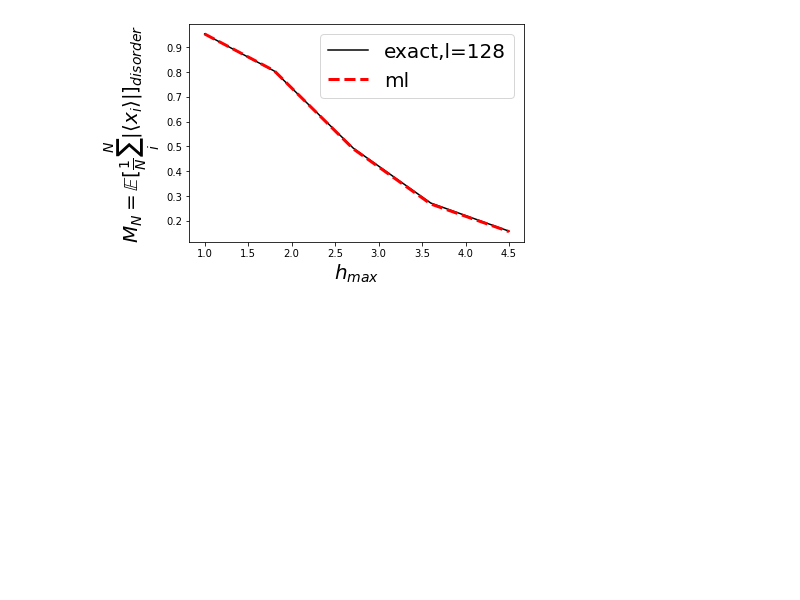
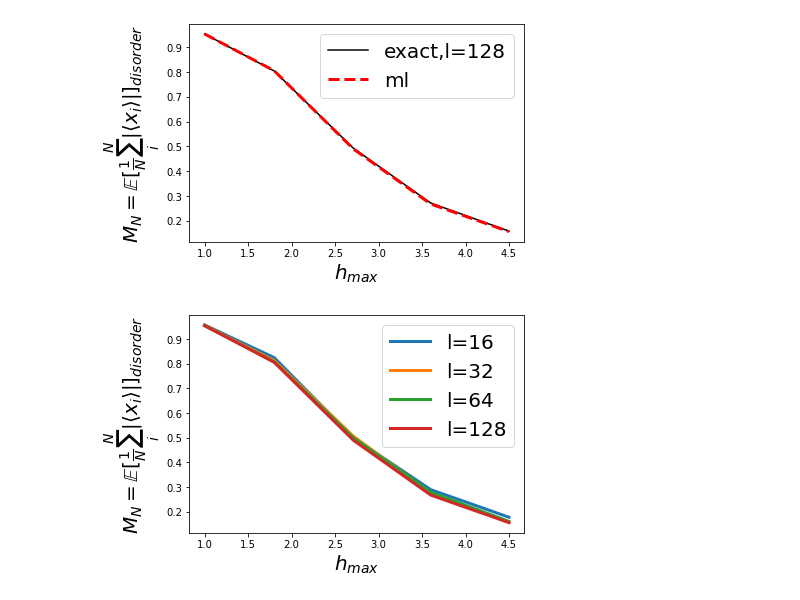
Before and after one commit to emacosta95/dft_for_ising, a Jupyter notebook: magnetization_analysis.ipynb, the cells around one changed output. Cells and saved outputs as stored; diff of their text form; code cells hidden in the pictures; blank space fills up the shorter version.

```diff
--- a/magnetization_analysis.ipynb
+++ b/magnetization_analysis.ipynb
@@ -162,7 +162,7 @@ for i in range(len(ls)):
         # input
         z=torch.tensor(data['density'],dtype=torch.double)
         # load the model and compute xs_ml
-        model=torch.load(f'model_rep/1nn_den2magn/h_{h_max[j]}_15k_unet_periodic_den2magn_[20, 40]_hc_5_ks_2_ps_2_nconv_0_nblock',map_location='cpu')
+        model=torch.load(f'model_rep/1nn_den2magn/h_{h_max[j]:.1f}_15k_unet_periodic_den2magn_[20, 40]_hc_5_ks_2_ps_2_nconv_0_nblock',map_location='cpu')
         x_ml=model(z).detach().numpy()
         xs_ml.append(np.average(np.abs(x_ml)))
         xs.append(np.average(np.abs(x.detach().numpy())))
@@ -192,3 +193,14 @@ for i in range(m_n.shape[0]):
 [figure]
 [figure]
 [figure]
+# %%
+for i in range(m_n.shape[0]):
+    #plt.plot(h_max,m_n[i]),label=f'exact,l={ls[i]}',color='black')
+    plt.plot(h_max,m_n_ml[i],label=f'l={ls[i]}',linewidth=3)
+    plt.legend(fontsize=20)
+#plt.loglog()
+plt.xlabel(r'$h_{max}$',fontsize=20)
+plt.ylabel(r'$M_N=\mathbb{E}[\frac{1}{N} \sum^{N}_i |\langle x_i \rangle|]_{disorder}$',fontsize=20)
+plt.show()
+# %% [output]
+[figure, added]
```
Also changed, not shown: parts of 1 cell of this notebook, 5 other files.
